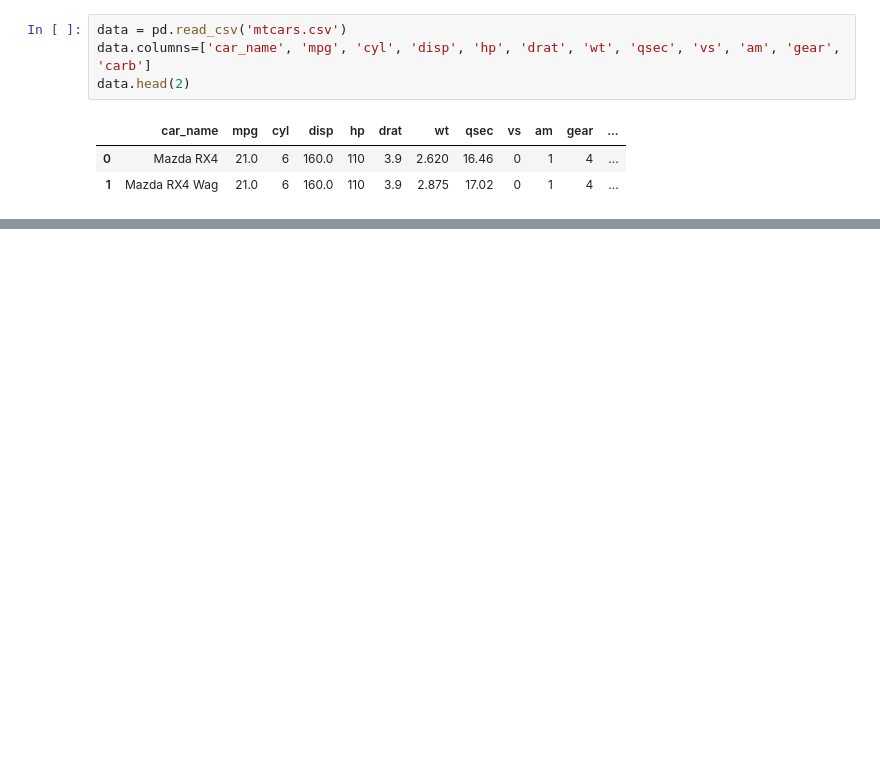
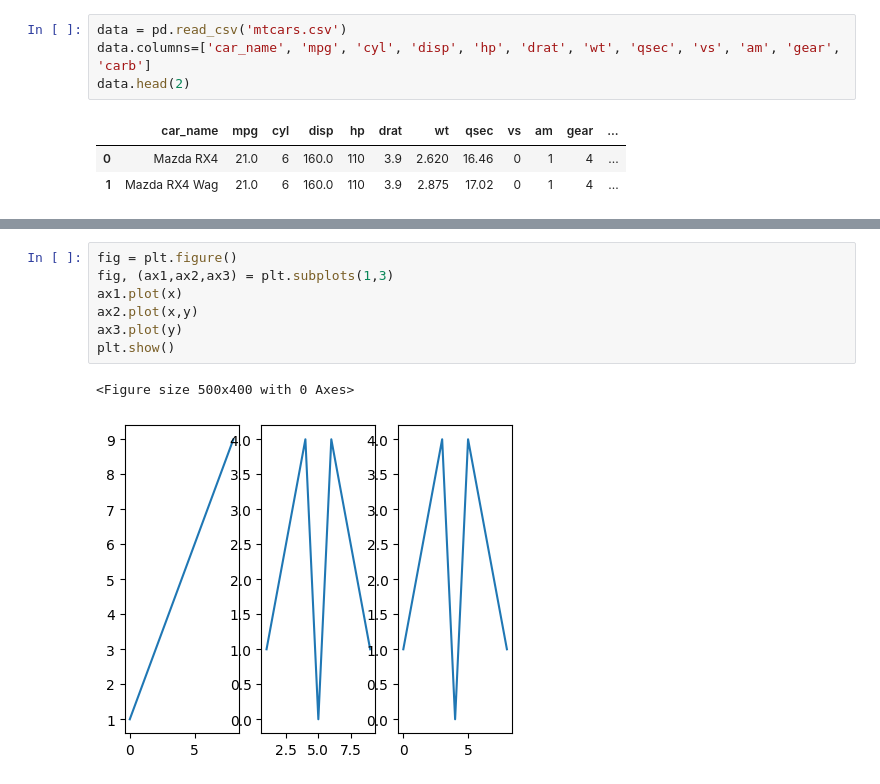
Before and after one commit to willySajbeni/Data_Science_s1, a Jupyter notebook: 04_charts.ipynb, the cells around one changed output, grey strips where cells are left out. Cells and saved outputs as stored; diff of their text form; blank space fills up the shorter version.

```diff
--- a/04_charts.ipynb
+++ b/04_charts.ipynb
@@ -79,0 +91,10 @@ plt.show()
+# %%
+fig = plt.figure()
+fig, (ax1,ax2,ax3) = plt.subplots(1,3)
+ax1.plot(x)
+ax2.plot(x,y)
+ax3.plot(y)
+plt.show()
+# %% [output]
+<Figure size 500x400 with 0 Axes>
+[figure, added]
```
Also changed, not shown: parts of 12 cells of this notebook.
